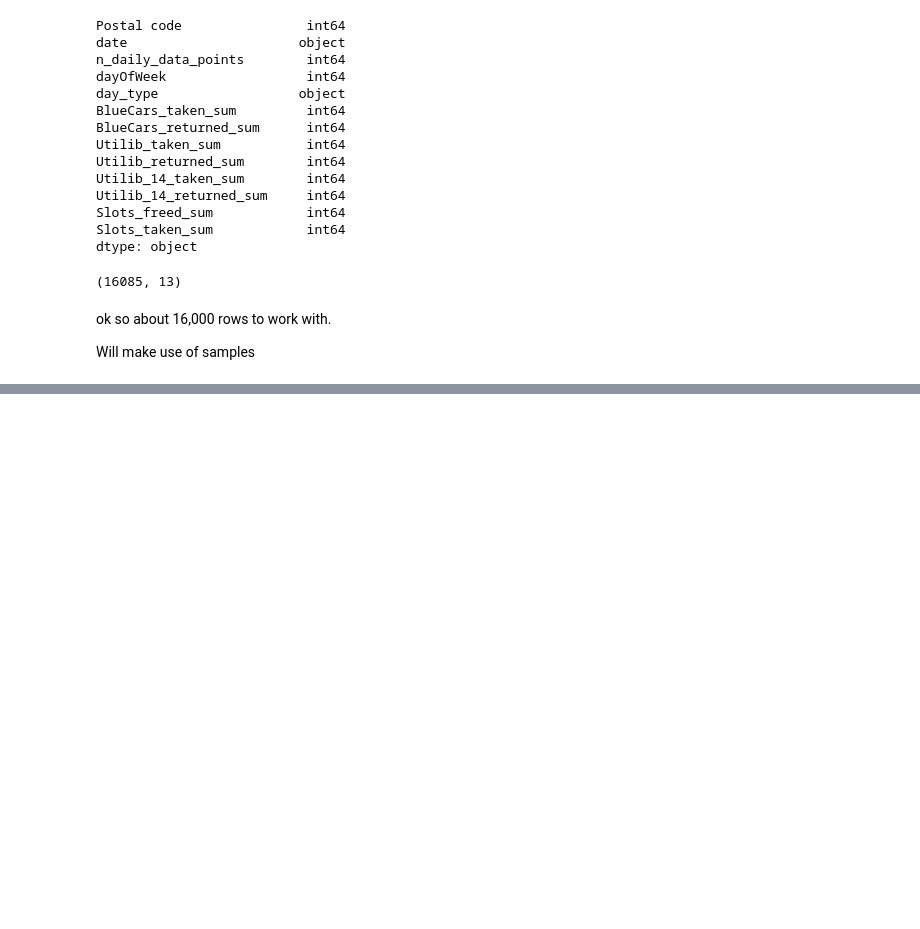
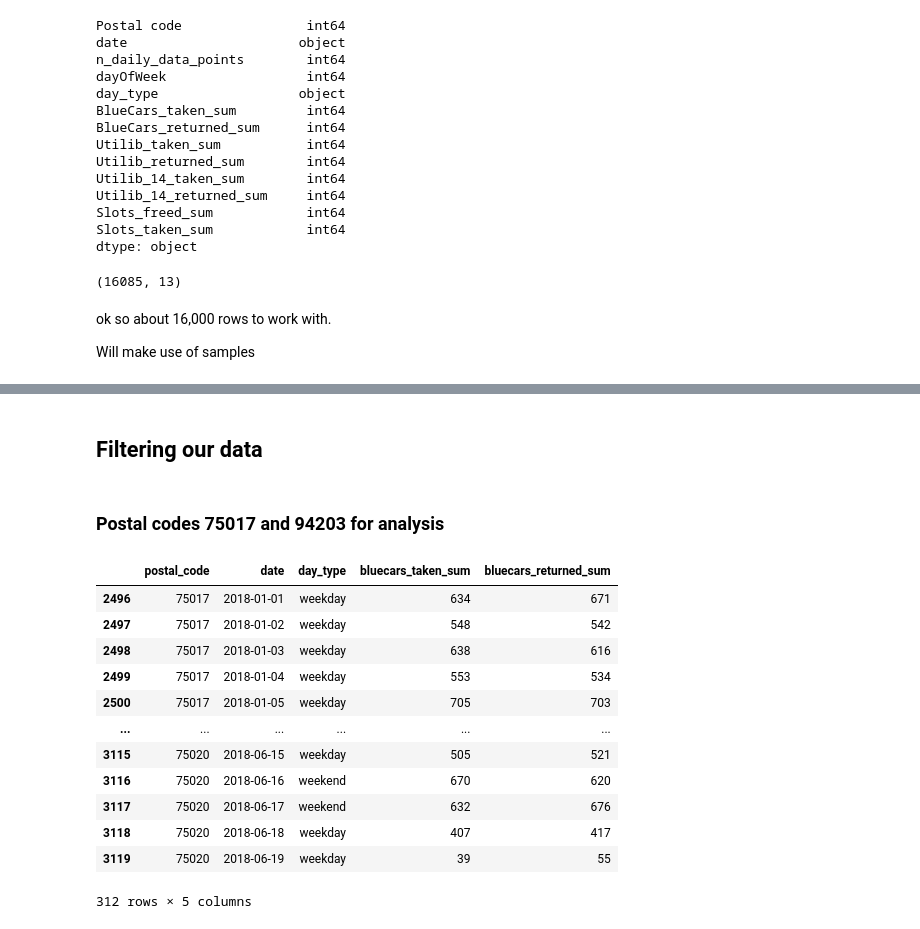
Before and after one commit to mbururyan/Autolib-Hypothesis-Testing, a Jupyter notebook: autolib.ipynb, the cells around one changed output, grey strips where cells are left out. Cells and saved outputs as stored; diff of their text form; code cells hidden in the pictures; blank space fills up the shorter version.

```diff
--- a/autolib.ipynb
+++ b/autolib.ipynb
@@ -60,0 +156,24 @@ Will make use of samples
+# %% [markdown]
+## Filtering our data
+# %% [markdown]
+### Postal codes 75017 and 94203 for analysis
+# %%
+# New dataframe with only the intended postal codes for analysis
+
+# Will use | (or) operator
+df_postal = df[(df['postal_code'] == 75020) | (df['postal_code'] == 75017)]
+df_postal
+# %% [output]
+|  | postal_code | date | day_type | bluecars_taken_sum | bluecars_returned_sum |
+| 2496 | 75017 | 2018-01-01 | weekday | 634 | 671 |
+| 2497 | 75017 | 2018-01-02 | weekday | 548 | 542 |
+| 2498 | 75017 | 2018-01-03 | weekday | 638 | 616 |
+| 2499 | 75017 | 2018-01-04 | weekday | 553 | 534 |
+| 2500 | 75017 | 2018-01-05 | weekday | 705 | 703 |
+| ... | ... | ... | ... | ... | ... |
+| 3115 | 75020 | 2018-06-15 | weekday | 505 | 521 |
+| 3116 | 75020 | 2018-06-16 | weekend | 670 | 620 |
+| 3117 | 75020 | 2018-06-17 | weekend | 632 | 676 |
+| 3118 | 75020 | 2018-06-18 | weekday | 407 | 417 |
+| 3119 | 75020 | 2018-06-19 | weekday | 39 | 55 |
+312 rows × 5 columns
```
Also changed, not shown: parts of 28 cells of this notebook.
